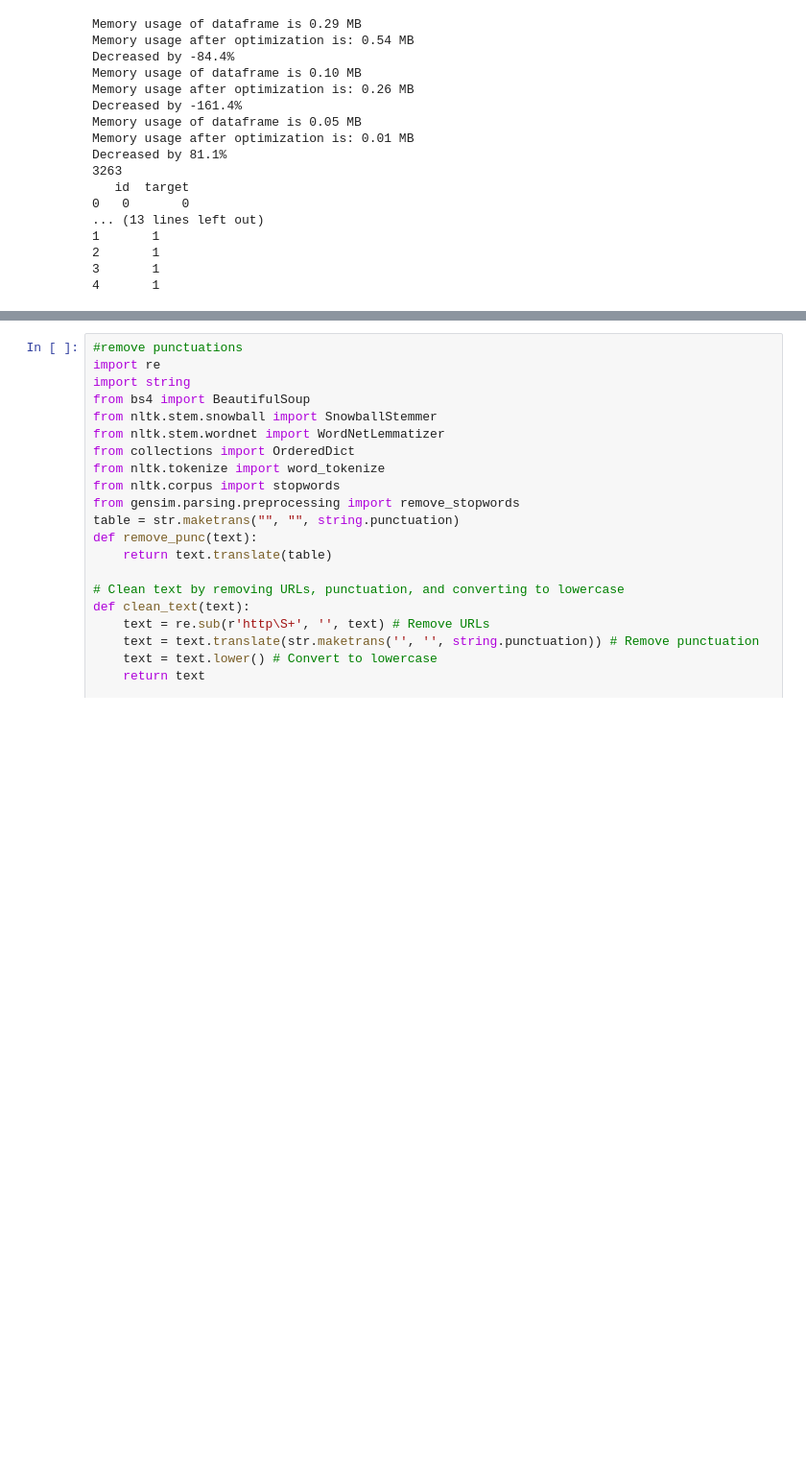
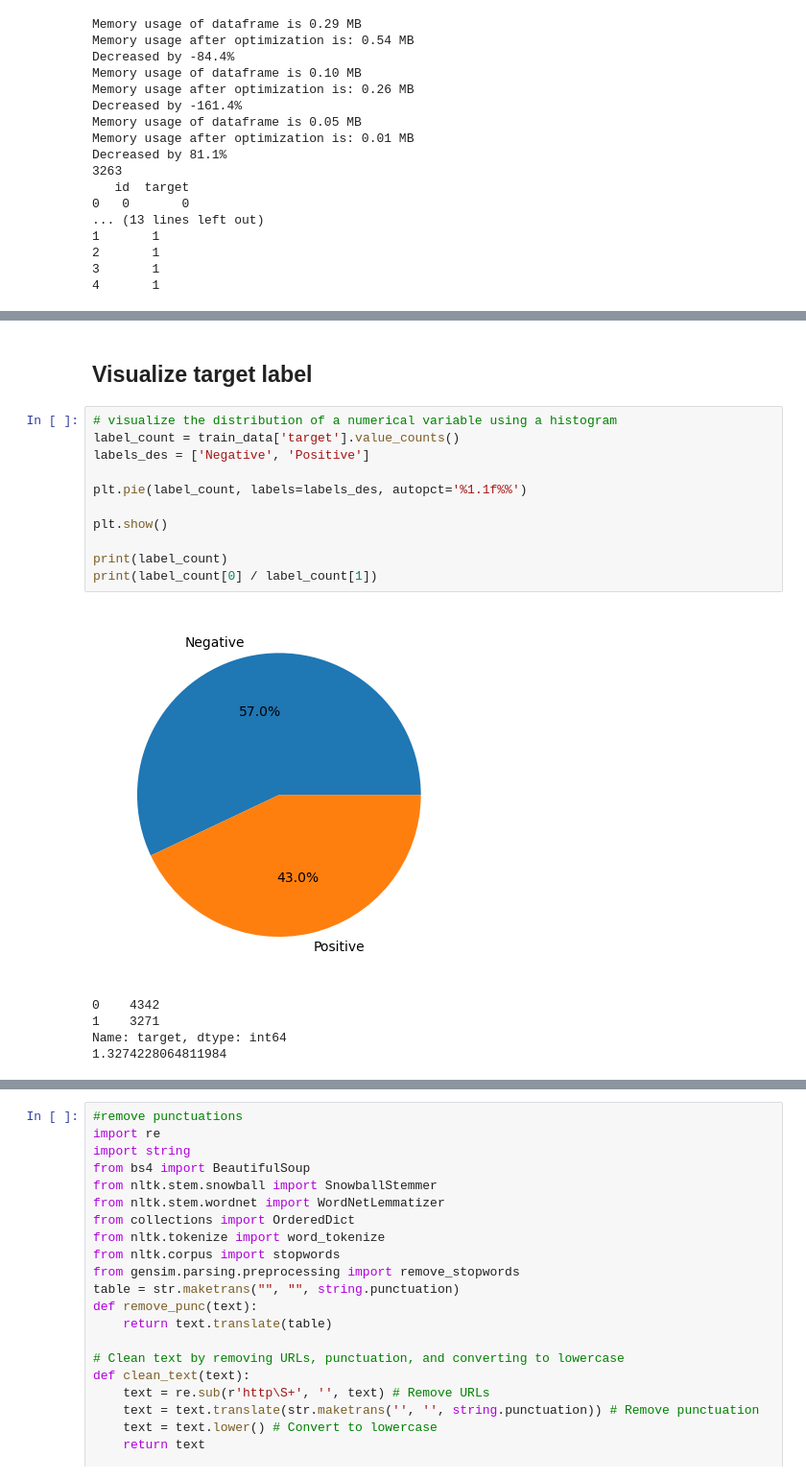
Before and after one commit to helenxue99/RNN_NLP_TweetsDisaster, a Jupyter notebook: RNN_Tweets_Disaster.ipynb, the cells around one changed output, grey strips where cells are left out. Shown: that part at 96% size. Drawn from its saved outputs; the diff is of its cells as text; blank space fills up the shorter version.

```diff
--- a/RNN_Tweets_Disaster.ipynb
+++ b/RNN_Tweets_Disaster.ipynb
@@ -149,0 +239,19 @@ For NLP, remove all stop words, html, puncutations, shortforms and low case all
+# %% [markdown]
+## Visualize target label
+# %%
+# visualize the distribution of a numerical variable using a histogram
+label_count = train_data['target'].value_counts()
+labels_des = ['Negative', 'Positive']
+
+plt.pie(label_count, labels=labels_des, autopct='%1.1f%%')
+
+plt.show()
+
+print(label_count)
+print(label_count[0] / label_count[1])
+# %% [output]
+[figure, added]
+0    4342
+1    3271
+Name: target, dtype: int64
+1.3274228064811984
```
Also changed, not shown: parts of 46 cells of this notebook.
